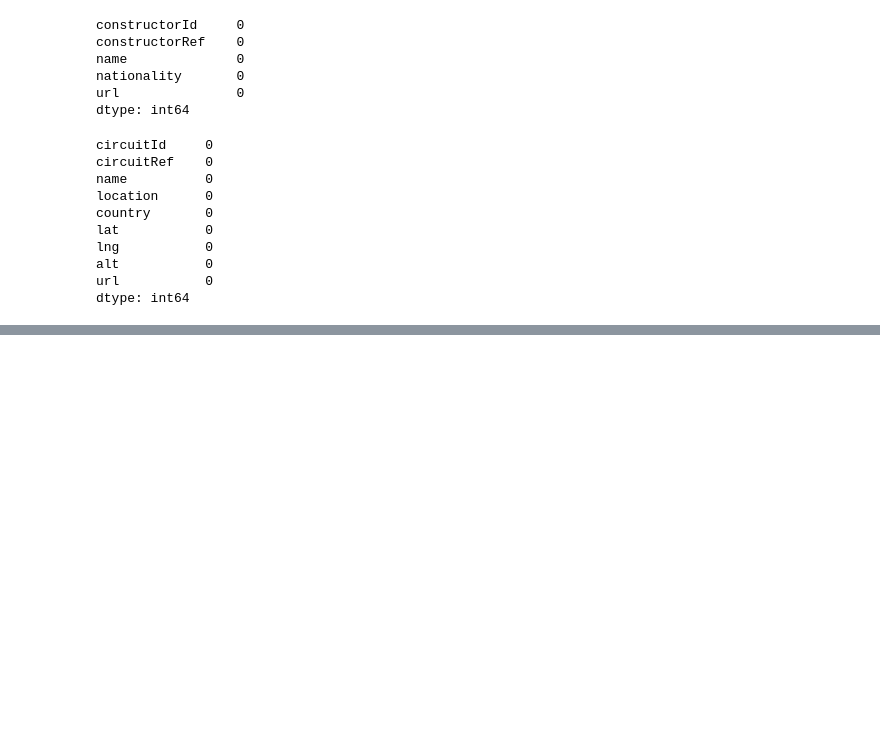
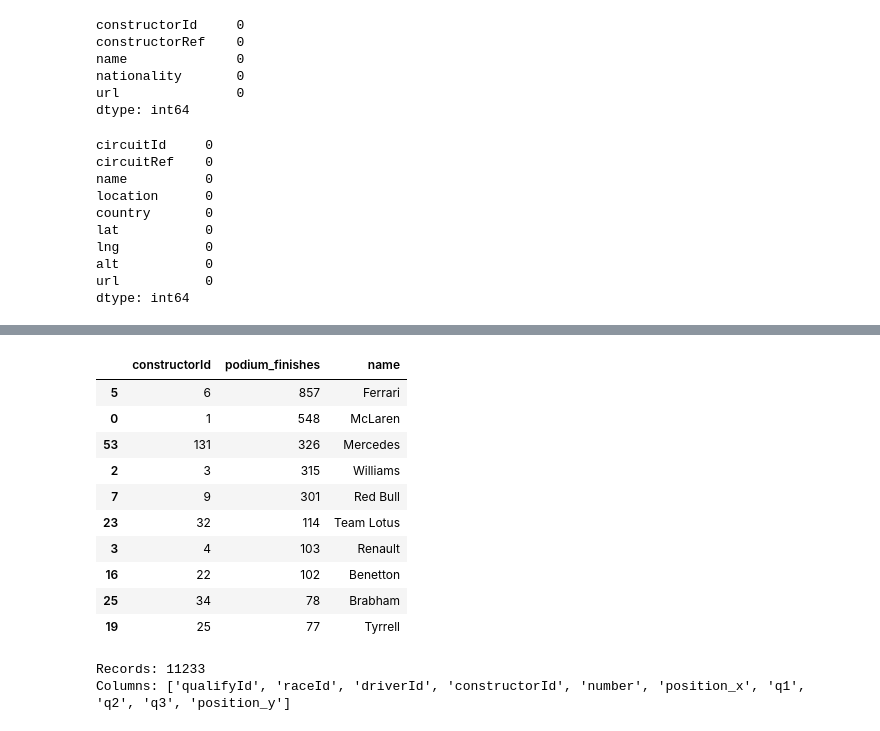
Before and after one commit to dharanish721/F1-Race-Predictor, a Jupyter notebook: notebooks/01_f1_data_exploration.ipynb, the cells around one changed output, grey strips where cells are left out. Cells and saved outputs as stored; diff of their text form; code cells hidden in the pictures; blank space fills up the shorter version.

```diff
--- a/notebooks/01_f1_data_exploration.ipynb
+++ b/notebooks/01_f1_data_exploration.ipynb
@@ -64,7 +64,7 @@ print("Columns:", list(drivers.columns))
 Rows: 865
 Columns: ['driverId', 'driverRef', 'number', 'code', 'forename', 'surname', 'dob', 'nationality', 'url']
 # %%
-constructors = pd.read_csv("../data/constructors.csv")
+constructors = pd.read_csv("../data/raw/constructors.csv")
 
 print("Rows:", len(constructors))
 print("Columns:", list(constructors.columns))
@@ -155,0 +340,41 @@ races = pd.read_csv("../data/raw/races.csv")
+# %%
+podium_by_constructor = (
+    results[results["position"].isin(["1", "2", "3"])]
+    .groupby("constructorId")
+    .size()
+    .reset_index(name="podium_finishes")
+)
+
+podium_by_constructor = podium_by_constructor.merge(
+    constructors[["constructorId", "name"]],
+    on="constructorId"
+)
+
+podium_by_constructor.sort_values(
+    "podium_finishes",
+    ascending=False
+).head(10)
+# %% [output]
+|  | constructorId | podium_finishes | name |
+| 5 | 6 | 857 | Ferrari |
+| 0 | 1 | 548 | McLaren |
+| 53 | 131 | 326 | Mercedes |
+| 2 | 3 | 315 | Williams |
+| 7 | 9 | 301 | Red Bull |
+| 23 | 32 | 114 | Team Lotus |
+| 3 | 4 | 103 | Renault |
+| 16 | 22 | 102 | Benetton |
+| 25 | 34 | 78 | Brabham |
+| 19 | 25 | 77 | Tyrrell |
+# %%
+qualifying_results = qualifying.merge(
+    results[["raceId", "driverId", "position"]],
+    on=["raceId", "driverId"],
+    how="inner"
+)
+
+print("Records:", len(qualifying_results))
+print("Columns:", list(qualifying_results.columns))
+# %% [output]
+Records: 11233
+Columns: ['qualifyId', 'raceId', 'driverId', 'constructorId', 'number', 'position_x', 'q1', 'q2', 'q3', 'position_y']
```
Also changed, not shown: parts of 131 cells of this notebook.
